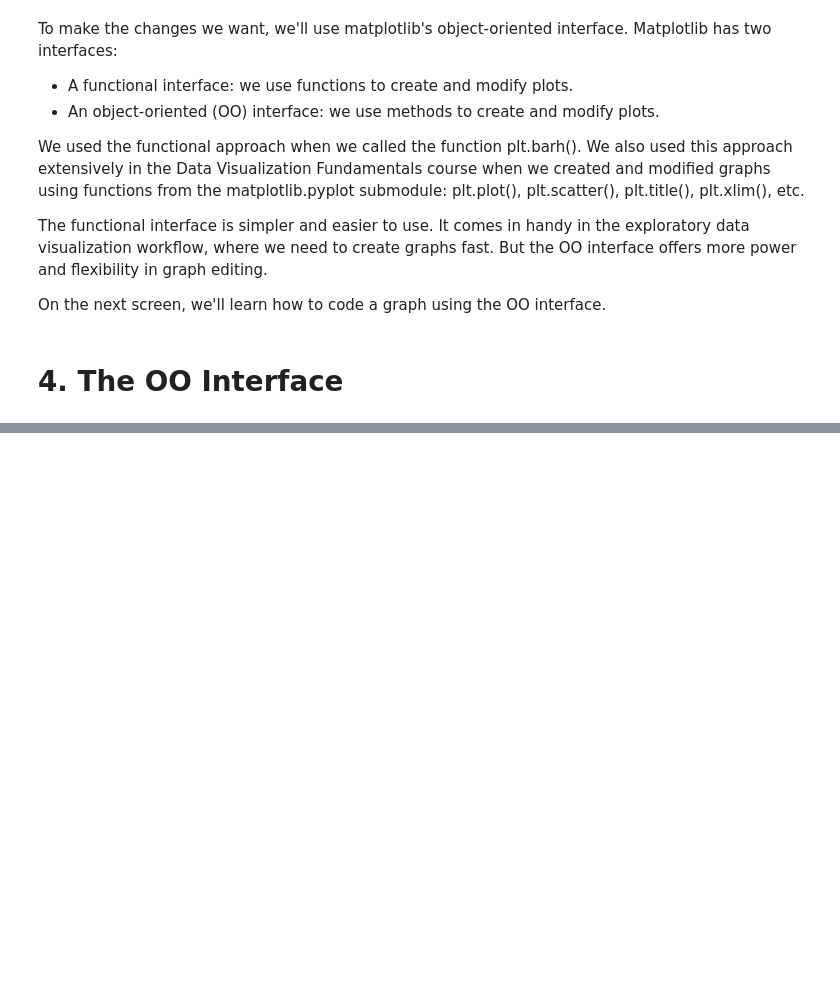
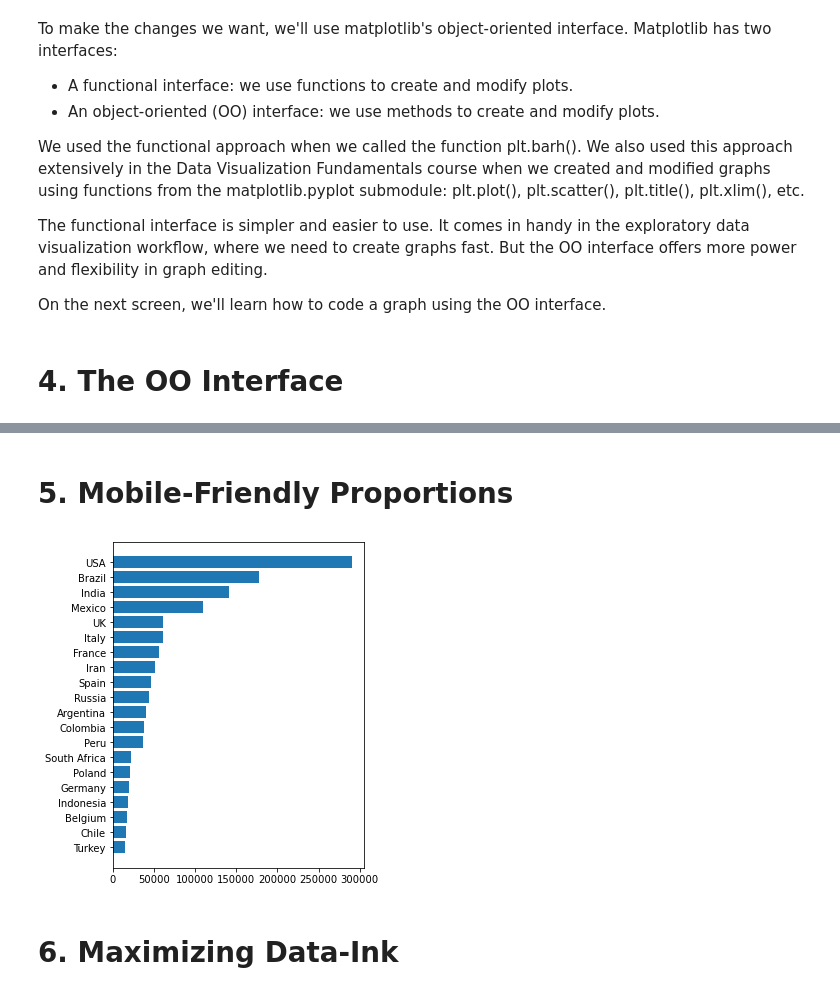
Before and after one commit to AsirShahid/Data-Scientist-in-Python-DataQuest, a Jupyter notebook: Data Analysis and Visualization/Storytelling Data Visualization and Information Design/Design for an Audience/Design for an Audience.ipynb, the cells around one changed output, grey strips where cells are left out. Saved outputs shown, nothing was run; the diff lists cells and outputs as text; code cells hidden in the pictures; blank space fills up the shorter version.

```diff
--- a/Data Analysis and Visualization/Storytelling Data Visualization and Information Design/Design for an Audience/Design for an Audience.ipynb
+++ b/Data Analysis and Visualization/Storytelling Data Visualization and Information Design/Design for an Audience/Design for an Audience.ipynb
@@ -60,0 +67,15 @@ top20_deathtoll = pd.read_csv('top20_deathtoll.csv')
+# %% [markdown]
+# 5. Mobile-Friendly Proportions
+# %%
+import pandas as pd
+import matplotlib.pyplot as plt
+
+top20_deathtoll = pd.read_csv('top20_deathtoll.csv')
+
+fig,ax=plt.subplots(figsize=(4.5,6))
+ax.barh(top20_deathtoll["Country_Other"],top20_deathtoll["Total_Deaths"])
+plt.show()
+# %% [output]
+[figure, added]
+# %% [markdown]
+# 6. Maximizing Data-Ink
```
Also changed, not shown: parts of 2 cells of this notebook.
